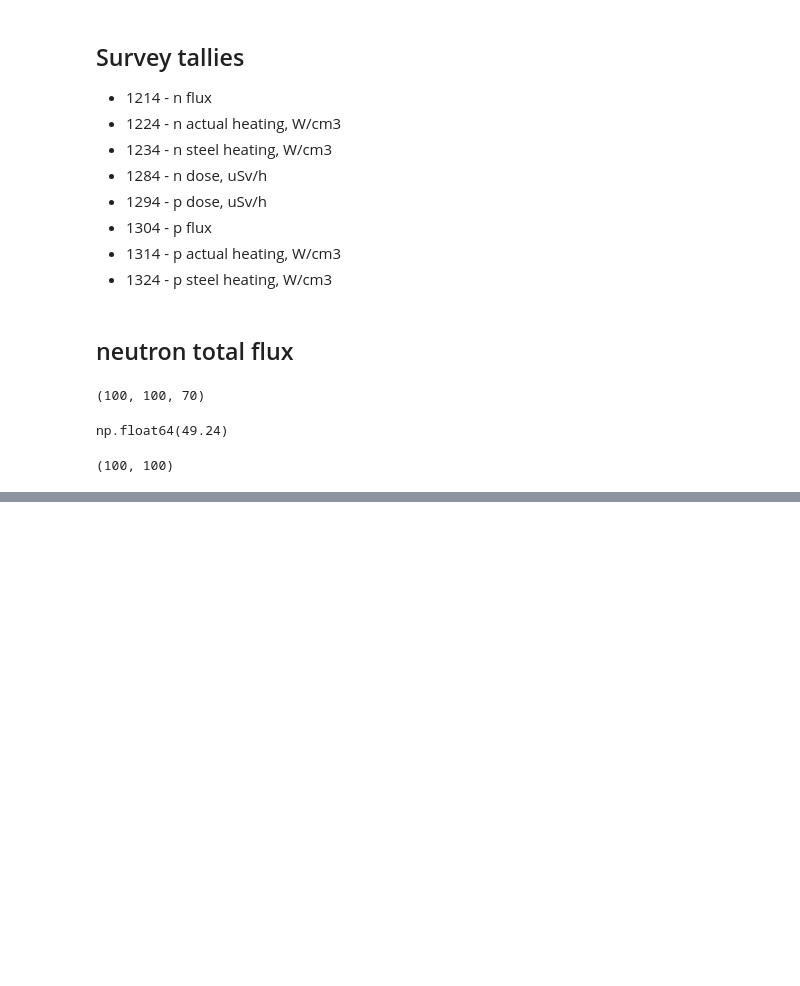
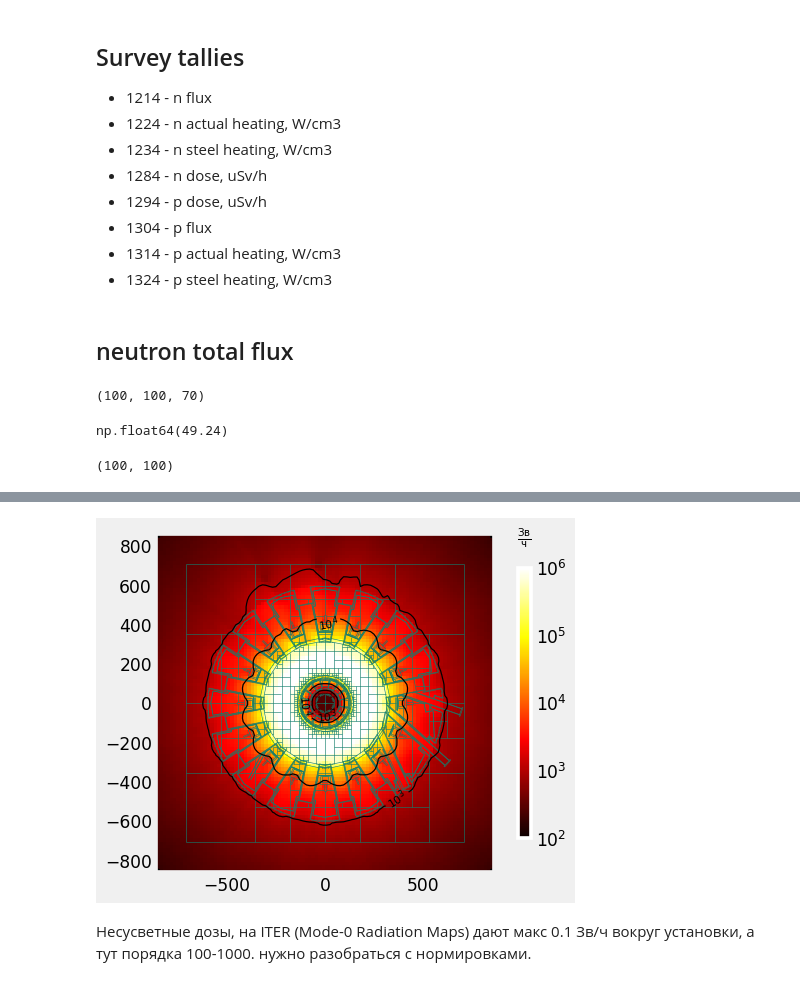
Before and after one commit to MC-kit/mckit-meshes, a Jupyter notebook: notebooks/plotting/25-11-13-dvp-plot-meshes-on-ps.ipynb, the cells around one changed output, grey strips where cells are left out. Saved outputs shown, nothing was run; the diff lists cells and outputs as text; code cells hidden in the pictures; blank space fills up the shorter version.

```diff
--- a/notebooks/plotting/25-11-13-dvp-plot-meshes-on-ps.ipynb
+++ b/notebooks/plotting/25-11-13-dvp-plot-meshes-on-ps.ipynb
@@ -224,0 +252,2 @@ plt.show()
+# %%
+neutron_dose_mesh = FMesh.load_npz(NPZ_DIR / "1284.npz")
@@ -224,0 +258,20 @@ plt.show()
+# %%
+neutron_dose_data = neutron_dose_mesh.data[0,:, :, eq_mid_height_idx - 1]
+# %%
+p = pages["pz=50"]
+fig = plt.figure()
+axes = fig.add_subplot(111)
+axes.set_aspect("equal")
+axes.set_xlim(x[0], x[-1])
+axes.set_ylim(y[0], y[-1])
+plot_ps_page(axes, p)
+plot_2d_distribution(x, y, neutron_dose_data/1e6, fig, axes,
+    color_bar_title=r"$\frac{Зв} {ч}$",
+    levels = np.pow(10, np.array([2, 3, 4]))
+)
+plt.savefig((NPZ_DIR / "neutron-dose-pz=50").with_suffix(".png"), dpi=PUBLICATION_DPI, bbox_inches="tight", transparent=True, metadata={"Title": "Neutron dose rate at PZ=50"})
+plt.show()
+# %% [output]
+[figure, added]
+# %% [markdown]
+Несусветные дозы, на ITER (Mode-0 Radiation Maps) дают макс 0.1 Зв/ч вокруг установки, а тут порядка 100-1000. нужно разобраться с нормировками.
```
Also changed, not shown: parts of 12 cells of this notebook, 1 other file.
